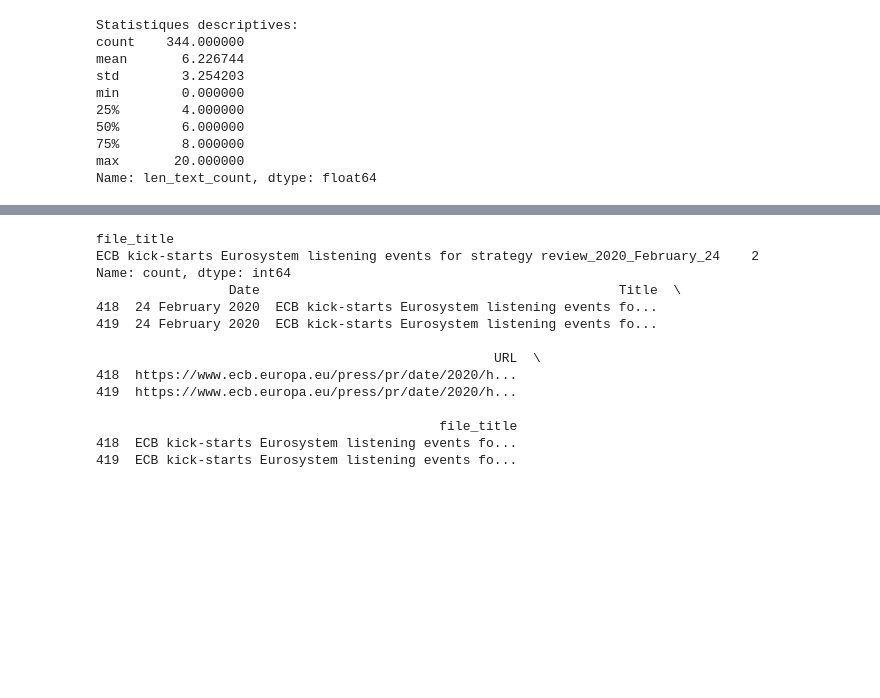
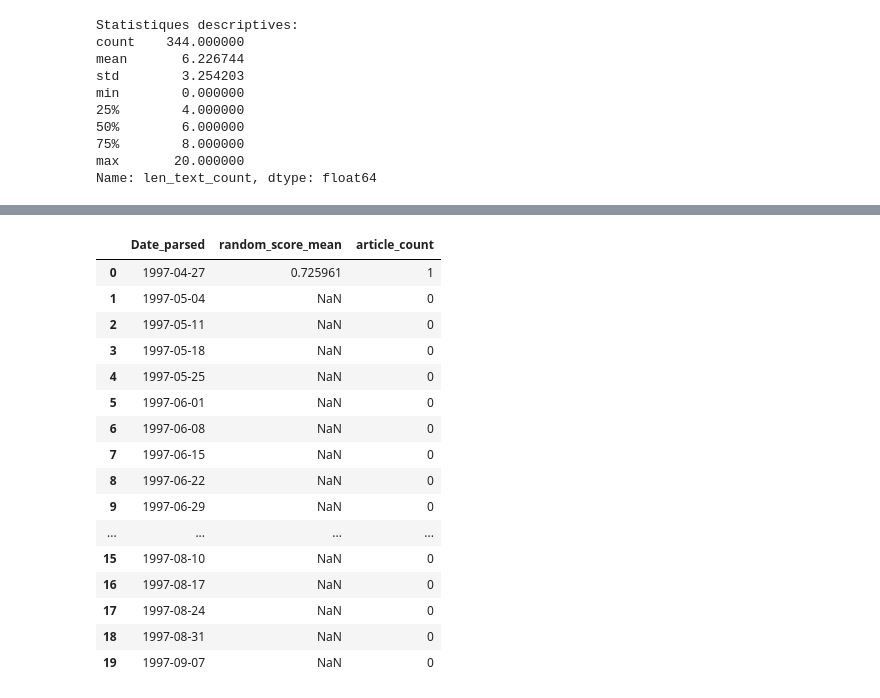
Before and after one commit to amjn480/project_ml_pm_vautrin_jean, a Jupyter notebook: main.ipynb, the cells around one changed output, grey strips where cells are left out. Cells and saved outputs as stored; diff of their text form; code cells hidden in the pictures; blank space fills up the shorter version.

```diff
--- a/main.ipynb
+++ b/main.ipynb
@@ -930,24 +913,37 @@ print(len(article_list))
-# %%
-# Find duplicated file_title values
-duplicates = article_list[article_list['file_title'].duplicated(keep=False)]
-
-# Display the non-unique titles and how many times they appear
-print(duplicates['file_title'].value_counts())
-
-# Optionally show the full rows for inspection
-print(duplicates.sort_values('file_title'))
-# %% [output]
-file_title
-ECB kick-starts Eurosystem listening events for strategy review_2020_February_24    2
-Name: count, dtype: int64
-                 Date                                              Title  \
-418  24 February 2020  ECB kick-starts Eurosystem listening events fo...
-419  24 February 2020  ECB kick-starts Eurosystem listening events fo...
-
-                                                   URL  \
-418  https://www.ecb.europa.eu/press/pr/date/2020/h...
-419  https://www.ecb.europa.eu/press/pr/date/2020/h...
-
-                                            file_title
-418  ECB kick-starts Eurosystem listening events fo...
-419  ECB kick-starts Eurosystem listening events fo...
+# %%
+article_list = pd.read_pickle("ecb_press_releases_link_df.pkl")
+article_list["file_title"] = article_list.apply(make_safe_title, axis=1)
+
+article_list["random_score"] = np.random.rand(len(article_list))
+article_list.head()
+
+weekly_avg = (
+    article_list
+    .assign(Date_parsed=pd.to_datetime(article_list["Date"], format="%d %B %Y"))
+    .groupby(pd.Grouper(key="Date_parsed", freq="W"))
+    .agg(
+        random_score_mean=("random_score", "mean"),
+        article_count=("random_score", "count")
+    )
+    .reset_index()
+)
+
+weekly_avg.head(20)
+# %% [output]
+|  | Date_parsed | random_score_mean | article_count |
+| 0 | 1997-04-27 | 0.725961 | 1 |
+| 1 | 1997-05-04 | NaN | 0 |
+| 2 | 1997-05-11 | NaN | 0 |
+| 3 | 1997-05-18 | NaN | 0 |
+| 4 | 1997-05-25 | NaN | 0 |
+| 5 | 1997-06-01 | NaN | 0 |
+| 6 | 1997-06-08 | NaN | 0 |
+| 7 | 1997-06-15 | NaN | 0 |
+| 8 | 1997-06-22 | NaN | 0 |
+| 9 | 1997-06-29 | NaN | 0 |
+| ... | ... | ... | ... |
+| 15 | 1997-08-10 | NaN | 0 |
+| 16 | 1997-08-17 | NaN | 0 |
+| 17 | 1997-08-24 | NaN | 0 |
+| 18 | 1997-08-31 | NaN | 0 |
+| 19 | 1997-09-07 | NaN | 0 |
```
Also changed, not shown: parts of 6 cells of this notebook.
